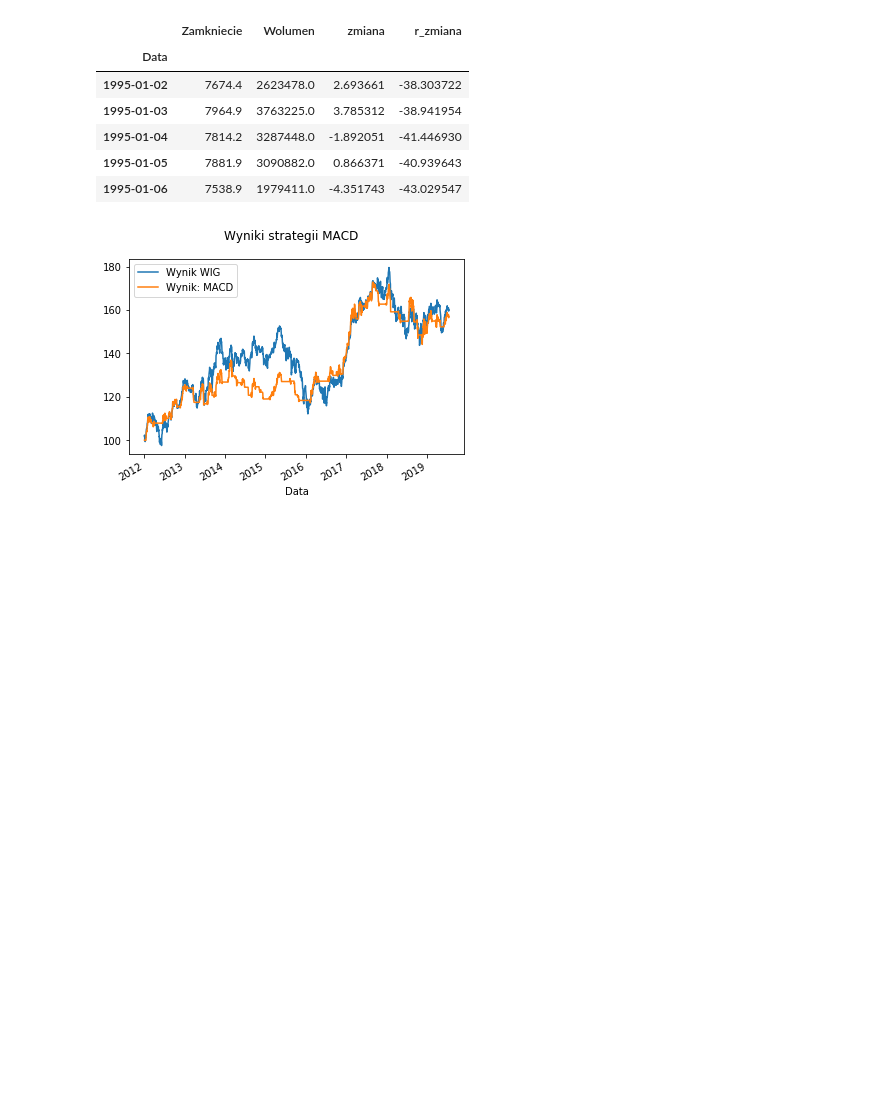
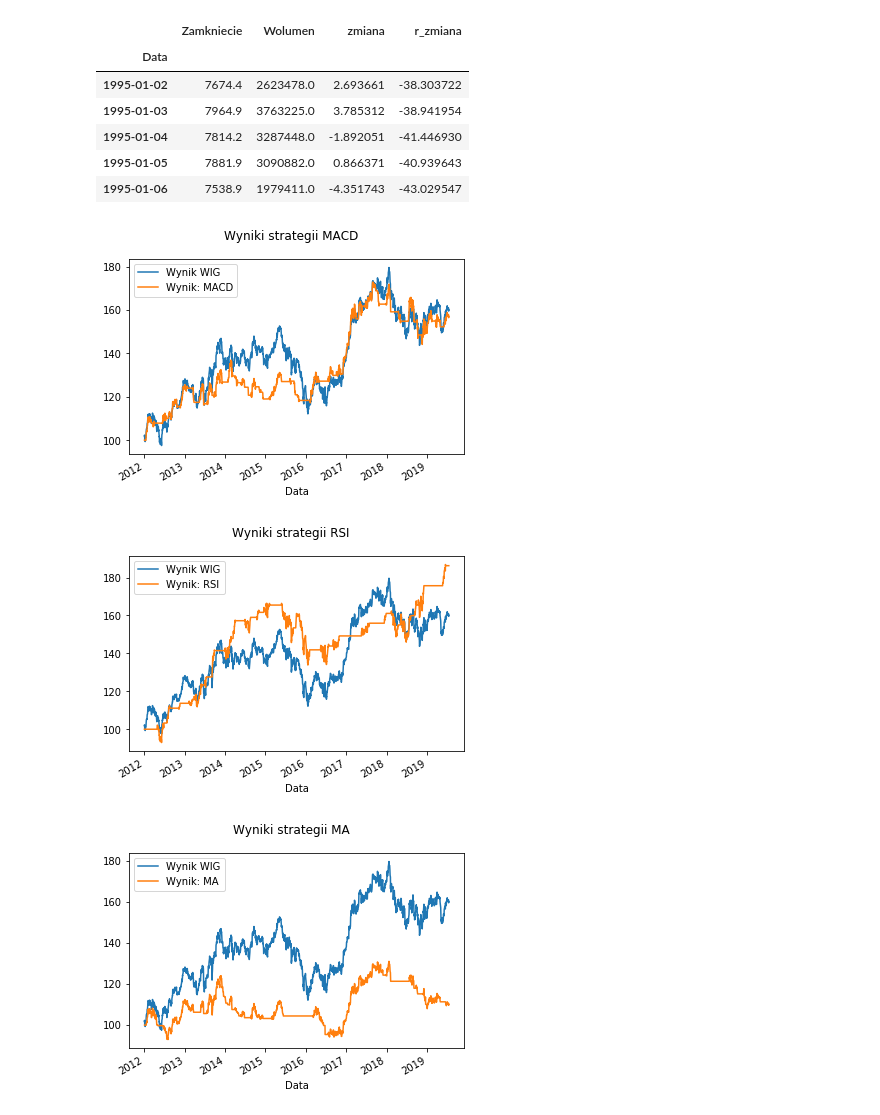
Before and after one commit to Bounty1993/stock-analysis, a Jupyter notebook: wig_analysis.ipynb, the cells around one changed output. Saved outputs shown, nothing was run; the diff lists cells and outputs as text; code cells hidden in the pictures; blank space fills up the shorter version.

Commit message:
showing results

```diff
--- a/wig_analysis.ipynb
+++ b/wig_analysis.ipynb
@@ -254,7 +254,7 @@ class MovingAverage(BaseAverage):
         data = self.add_signal(interval)
         data = data.loc[start:end]
         name = f'MA_{interval}'
-        data[f'MA_results'] = (
+        data['results'] = (
             1 + data[f'{name}_signal'].shift() * (data['zmiana']/interval)
         ).cumprod()
         return data
@@ -321,5 +321,9 @@ class Strategies:
 # %%
 tester = Strategies(wig)
 tester.plot(name='MACD', start='2012')
+tester.plot(name='RSI', start='2012')
+tester.plot(name='MA', start='2012', interval=100)
 # %% [output]
 [figure]
+[figure, added]
+[figure, added]
```
Also changed, not shown: parts of 1 cell of this notebook, 1 other file.
